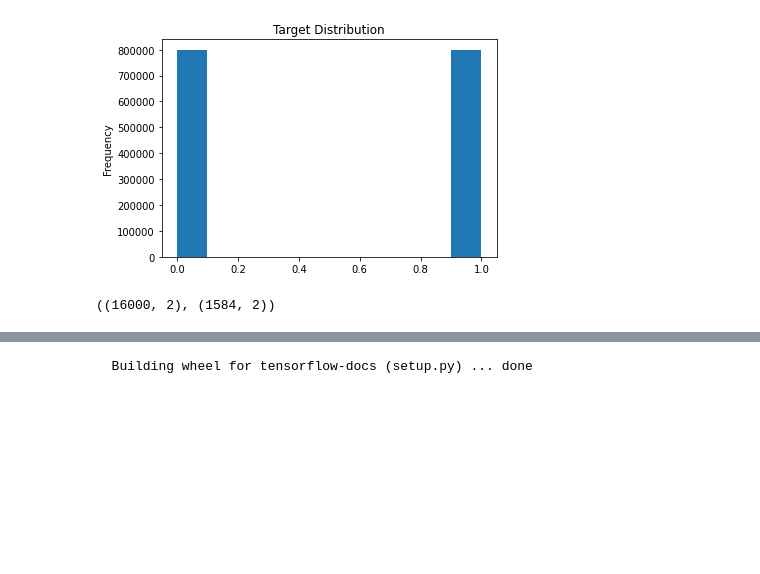
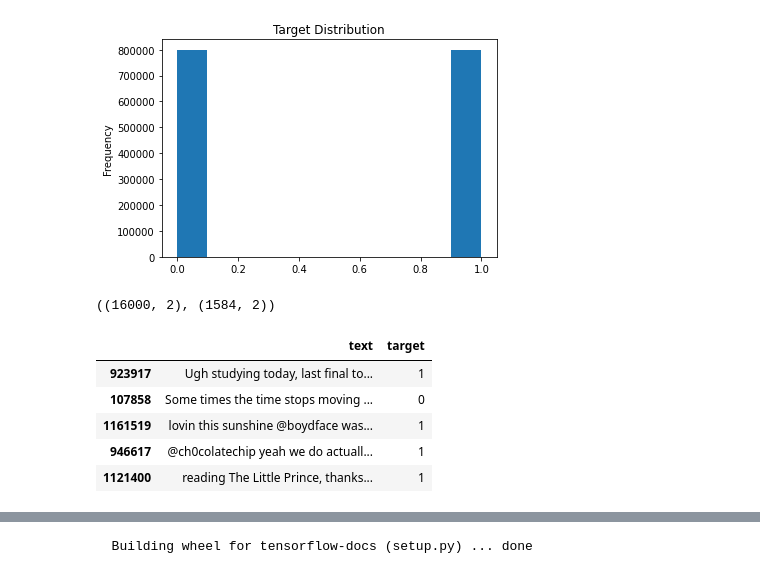
Before and after one commit to Rathore25/Reddit-Sentiment-Pre-Post-Covid, a Jupyter notebook: Train_Sentiment_Prediction_Models.ipynb, the cells around one changed output, grey strips where cells are left out. Drawn from its saved outputs; the diff is of its cells as text; code cells hidden in the pictures; blank space fills up the shorter version.

```diff
--- a/Train_Sentiment_Prediction_Models.ipynb
+++ b/Train_Sentiment_Prediction_Models.ipynb
@@ -36,3 +36,12 @@ valid_df, _ = train_test_split(remaining, random_state=42, train_size=0.001, str
 train_df.shape, valid_df.shape
 # %% [output]
 ((16000, 2), (1584, 2))
+# %%
+train_df.head()
+# %% [output]
+|  | text | target |
+| 923917 | Ugh studying today, last final to... | 1 |
+| 107858 | Some times the time stops moving ... | 0 |
+| 1161519 | lovin this sunshine @boydface was... | 1 |
+| 946617 | @ch0colatechip yeah we do actuall... | 1 |
+| 1121400 | reading The Little Prince, thanks... | 1 |
```
Also changed, not shown: parts of 9 cells of this notebook.
